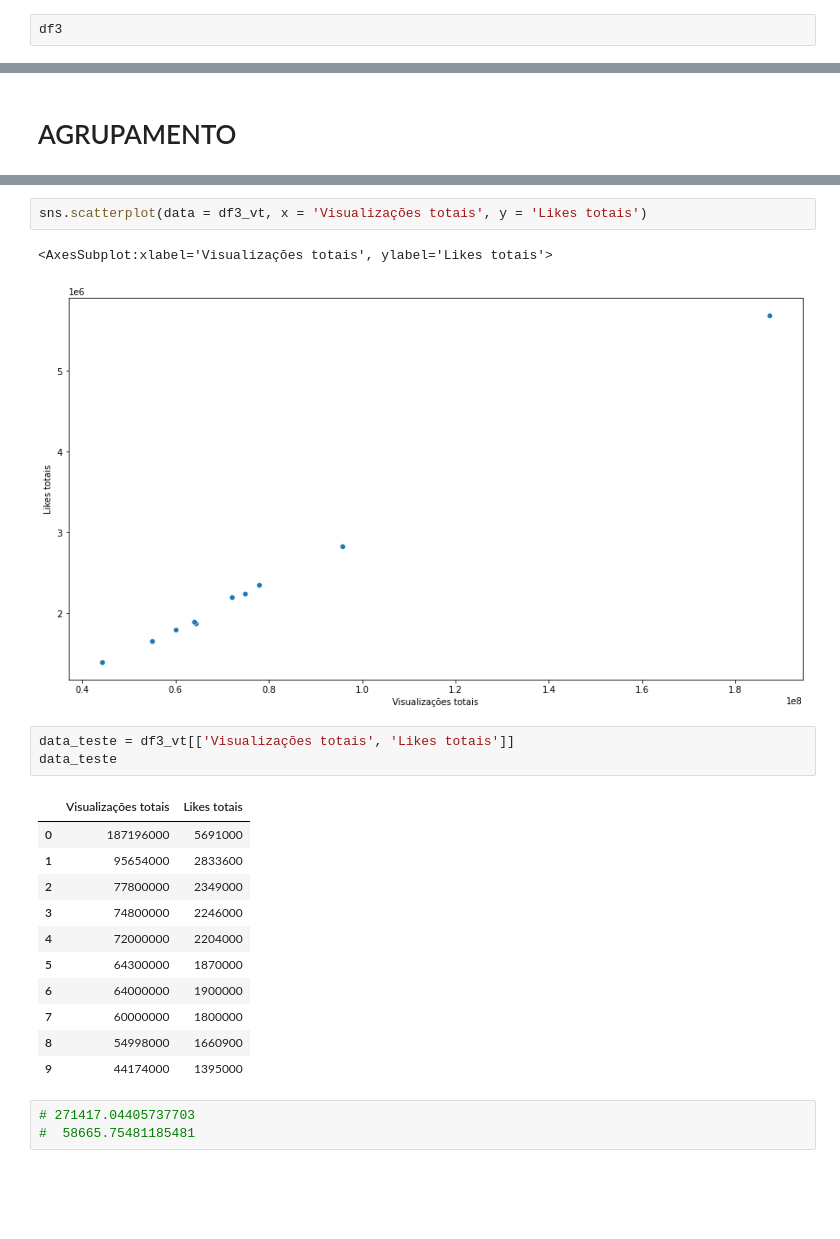
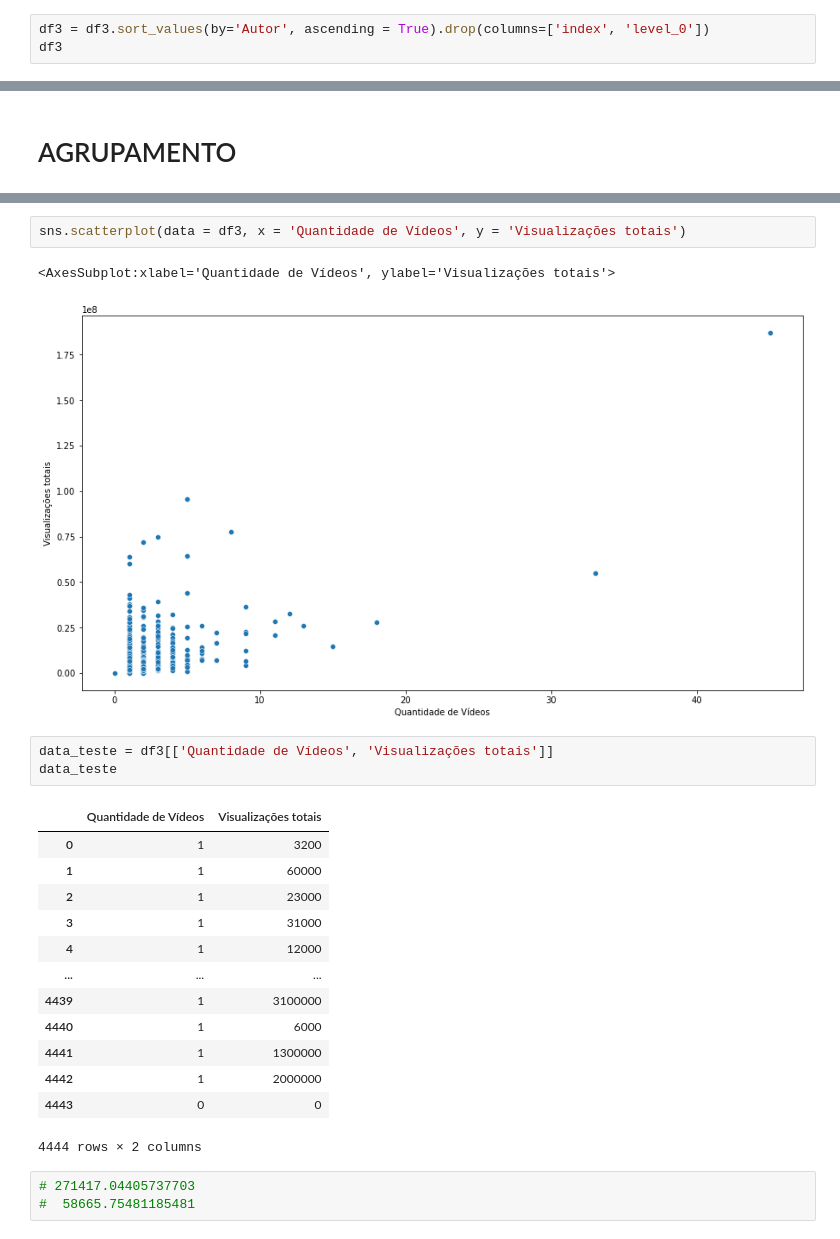
Before and after one commit to LuisHenriqueAL/Projeto_ICD, a Jupyter notebook: main.ipynb, the cells around one changed output, grey strips where cells are left out. Saved outputs shown, nothing was run; the diff lists cells and outputs as text; blank space fills up the shorter version.

```diff
--- a/main.ipynb
+++ b/main.ipynb
@@ -188,6 +188,7 @@ df3_vt = df3.sort_values(by='Visualizações totais', ascending = False).reset_i
 df3_lt = pd.DataFrame()
 df3_lt = df3.sort_values(by='Likes totais', ascending = False).reset_index().drop(columns=['index']).iloc[0:10]
 # %%
+df3 = df3.sort_values(by='Autor', ascending = True).drop(columns=['index', 'level_0'])
 df3
 # %% [output]
 |  | Autor | Quantidade de Vídeos | Visualizações totais | Likes totais |
@@ -344,23 +360,25 @@ from sklearn.cluster import KMeans
 # %%
-sns.scatterplot(data = df3_vt, x = 'Visualizações totais', y = 'Likes totais')
+sns.scatterplot(data = df3, x = 'Quantidade de Vídeos', y = 'Visualizações totais')
 # %% [output]
-<AxesSubplot:xlabel='Visualizações totais', ylabel='Likes totais'>
+<AxesSubplot:xlabel='Quantidade de Vídeos', ylabel='Visualizações totais'>
-[figure, old version]
+[figure, new version]
 # %%
-data_teste = df3_vt[['Visualizações totais', 'Likes totais']]
+data_teste = df3[['Quantidade de Vídeos', 'Visualizações totais']]
 data_teste
 # %% [output]
-|  | Visualizações totais | Likes totais |
-| 0 | 187196000 | 5691000 |
-| 1 | 95654000 | 2833600 |
-| 2 | 77800000 | 2349000 |
-| 3 | 74800000 | 2246000 |
-| 4 | 72000000 | 2204000 |
-| 5 | 64300000 | 1870000 |
-| 6 | 64000000 | 1900000 |
-| 7 | 60000000 | 1800000 |
-| 8 | 54998000 | 1660900 |
-| 9 | 44174000 | 1395000 |
+|  | Quantidade de Vídeos | Visualizações totais |
+| 0 | 1 | 3200 |
+| 1 | 1 | 60000 |
+| 2 | 1 | 23000 |
+| 3 | 1 | 31000 |
+| 4 | 1 | 12000 |
+| ... | ... | ... |
+| 4439 | 1 | 3100000 |
+| 4440 | 1 | 6000 |
+| 4441 | 1 | 1300000 |
+| 4442 | 1 | 2000000 |
+| 4443 | 0 | 0 |
+4444 rows × 2 columns
 # %%
 # 271417.04405737703
 #  58665.75481185481
```
Also changed, not shown: parts of 8 cells of this notebook.
